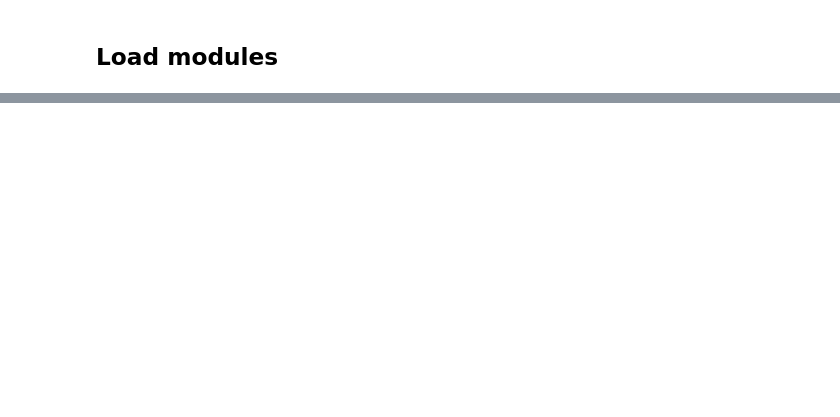
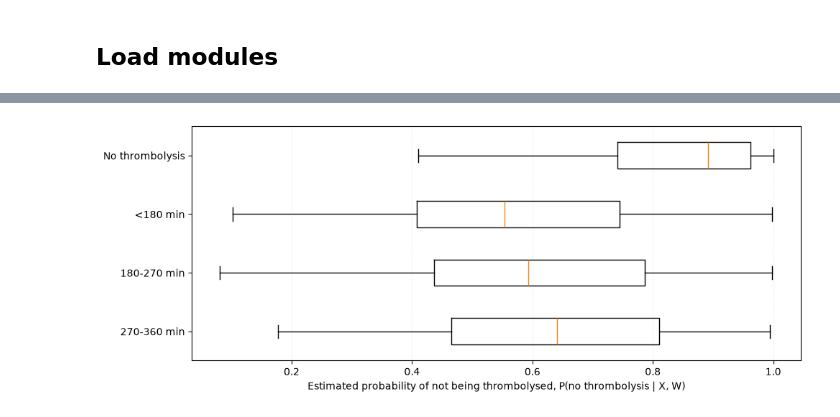
Before and after one commit to samuel-book/samuel-3, a Jupyter notebook: 6_ml_double_robust_causal_forest/02_mild_thrombolysis_causal_forest_good_outcome.ipynb, the cells around one changed output, grey strips where cells are left out. Saved outputs shown, nothing was run; the diff lists cells and outputs as text; code cells hidden in the pictures; blank space fills up the shorter version.

```diff
--- a/6_ml_double_robust_causal_forest/02_mild_thrombolysis_causal_forest_good_outcome.ipynb
+++ b/6_ml_double_robust_causal_forest/02_mild_thrombolysis_causal_forest_good_outcome.ipynb
@@ -385,2 +95,0 @@ def build_matrices(data):
-# %%
-X, W, y, groups, cat_idx_x, cat_idx_w = build_matrices(data)
@@ -932,0 +286,14 @@ anova_results_df.round(3)
+# %%
+descriptive_features = [f for f in X_FEATURES if f != "ethnicity"]
+stats_by_group = data.groupby("treatment_group")[descriptive_features].agg(["mean", "std", "count"])
+formatted_descriptive_stats = pd.DataFrame({
+    group: [f"{stats_by_group.loc[group, (f, 'mean')]:.2f} ± {stats_by_group.loc[group, (f, 'std')]:.2f} "
+            f"(n={int(stats_by_group.loc[group, (f, 'count')])})" for f in descriptive_features]
+    for group in [CONTROL_GROUP] + GROUP_ORDER
+}, index=[f.replace("_", " ") for f in descriptive_features])
+display(formatted_descriptive_stats)
+
+# Onset-to-thrombolysis time by window (treated patients)
+(data[data["treatment_group"] != CONTROL_GROUP]
+ .groupby("treatment_group")[TIME_THROMBOLYSIS].agg(["mean", "std", "count"])
+ .reindex(GROUP_ORDER).round(1))
@@ -932,0 +484,4 @@ anova_results_df.round(3)
+# %%
+est, X, W, y, arm, fit_seconds = fit_causal_forest(data)
+dr = prepare_dr(est, X, y, arm)
+print(f"Fitted in {fit_seconds / 60:.1f} minutes")
@@ -932,0 +520,22 @@ anova_results_df.round(3)
+# %%
+p_none = dr["p0"]
+overlap = pd.DataFrame([
+    {"treatment_group": g, "n": int(mask.sum()),
+     "median P(no thrombolysis)": np.median(p_none[mask]),
+     "% with P(no thrombolysis) < 0.05": 100 * (p_none[mask] < 0.05).mean(),
+     "% with P(no thrombolysis) < 0.01": 100 * (p_none[mask] < 0.01).mean()}
+    for g in [CONTROL_GROUP] + GROUP_ORDER
+    for mask in [dr["group"] == g]
+]).round(3)
+display(overlap)
+
+fig, ax = plt.subplots(figsize=(10, 4))
+ax.boxplot([p_none[dr["group"] == g] for g in [CONTROL_GROUP] + GROUP_ORDER], vert=False, showfliers=False)
+ax.set_yticklabels([CONTROL_GROUP] + GROUP_ORDER)
+ax.invert_yaxis()
+ax.set_xlabel("Estimated probability of not being thrombolysed, P(no thrombolysis | X, W)")
+ax.grid(axis="x", alpha=0.3, linestyle=":")
+plt.tight_layout()
+plt.savefig(f"{OUTPUT_DIR}/{prefix}_overlap.png", dpi=300)
+plt.show()
+# %% [output]
@@ -932,0 +547 @@ anova_results_df.round(3)
+[figure, added]
```
Also changed, not shown: parts of 79 cells of this notebook, 5 other files.
